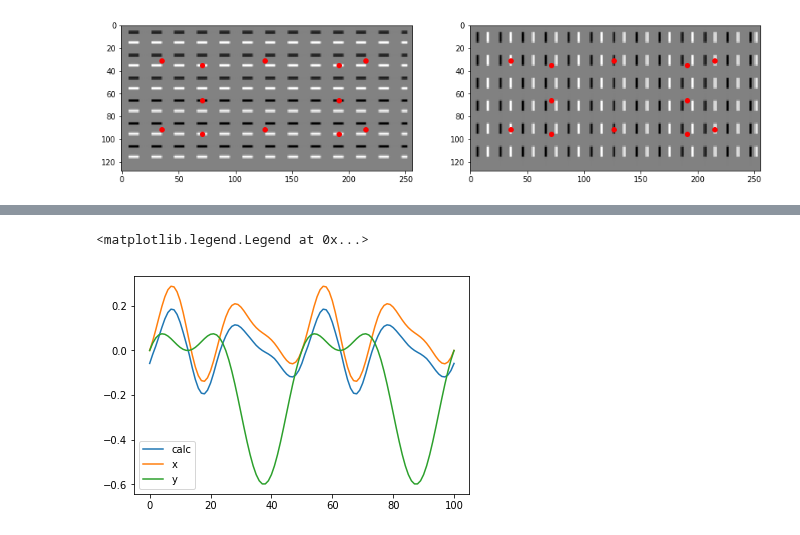
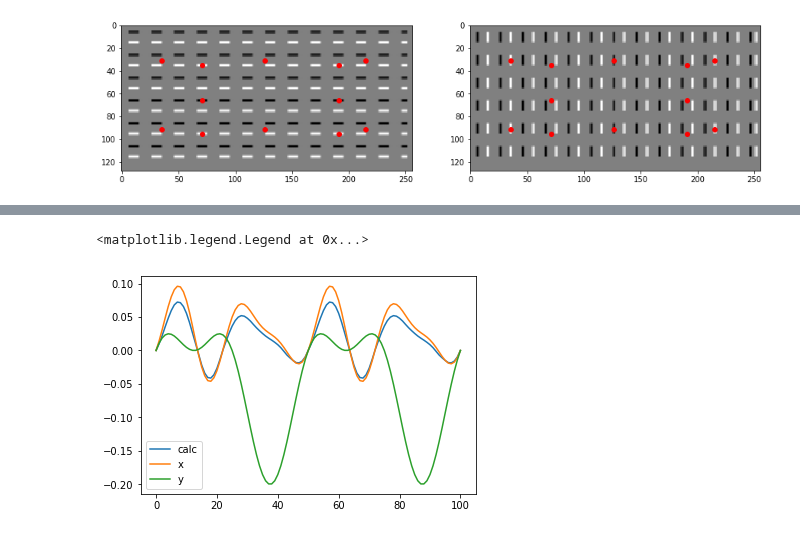
Before and after one commit to ladisk/pyidi, a Jupyter notebook: Showcase.ipynb, the cells around one changed output, grey strips where cells are left out. Saved outputs shown, nothing was run; the diff lists cells and outputs as text; code cells hidden in the pictures.

Commit message:
methods restructure

```diff
--- a/Showcase.ipynb
+++ b/Showcase.ipynb
@@ -175,8 +161,12 @@ disp_3 = video_3.get_displacements()
+# %%
+video_2.set_method('sof')
+# %%
+disp_2_sof = video_2.get_displacements()
 # %%
-plt.plot(disp_3[0, :, 1], label='calc')
-plt.plot(generated_x - generated_x[0], label='x')
-plt.plot(generated_y - generated_y[0], label='y')
+plt.plot(disp_2_sof[0, :, 1] - disp_2_sof[0, 0, 1], label='calc')
+plt.plot(generated_x, label='x')
+plt.plot(generated_y, label='y')
 plt.legend()
 # %% [output]
 <matplotlib.legend.Legend at 0x...>
-[figure, old version]
+[figure, new version]
```
Also changed, not shown: parts of 8 cells of this notebook, 13 other files.
